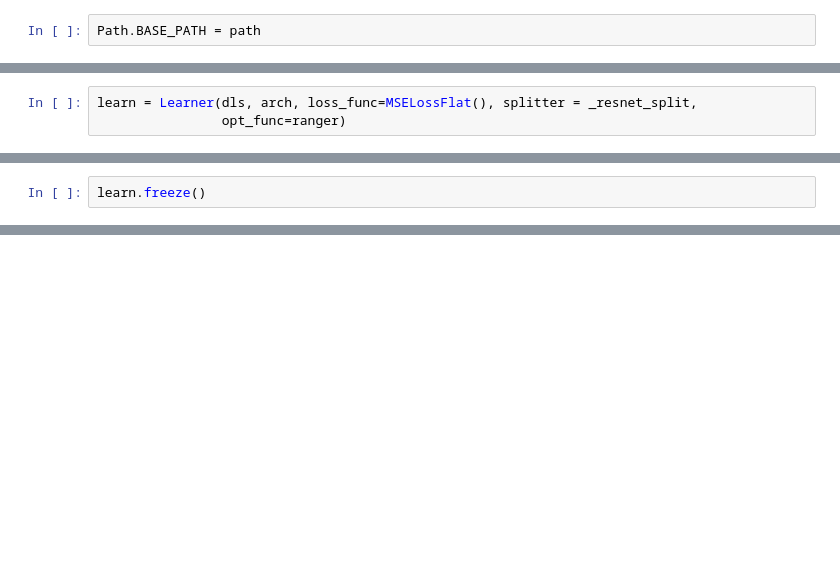
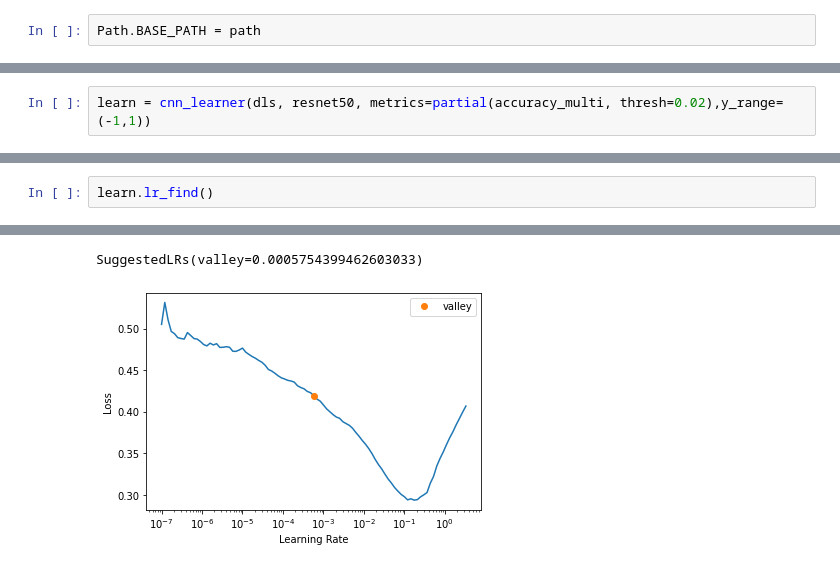
Before and after one commit to ThomasHSimm/THS_website, a Jupyter notebook: _notebooks/2021-11-24-PosesFastAI.ipynb, the cells around one changed output, grey strips where cells are left out. Cells and saved outputs as stored; diff of their text form; blank space fills up the shorter version.

```diff
--- a/_notebooks/2021-11-24-PosesFastAI.ipynb
+++ b/_notebooks/2021-11-24-PosesFastAI.ipynb
@@ -119 +357,3 @@ Image names for About a boy
+# %%
+learn = cnn_learner(dls, resnet50, metrics=partial(accuracy_multi, thresh=0.02),y_range=(-1,1))
 # %% [markdown]
@@ -276,3 +364,0 @@ apply_init(arch[1], nn.init.kaiming_normal_)
-# %%
-learn = Learner(dls, arch, loss_func=MSELossFlat(), splitter = _resnet_split,
-                opt_func=ranger)
@@ -279,2 +418,3 @@ learn = Learner(dls, arch, loss_func=MSELossFlat(), splitter = _resnet_split,
 # %%
-learn.freeze()
+learn.lr_find()
+# %% [output]
@@ -280,0 +422,2 @@ learn.freeze()
+SuggestedLRs(valley=0.0005754399462603033)
+[figure, added]
```
Also changed, not shown: parts of 92 cells of this notebook, 2 other files.
